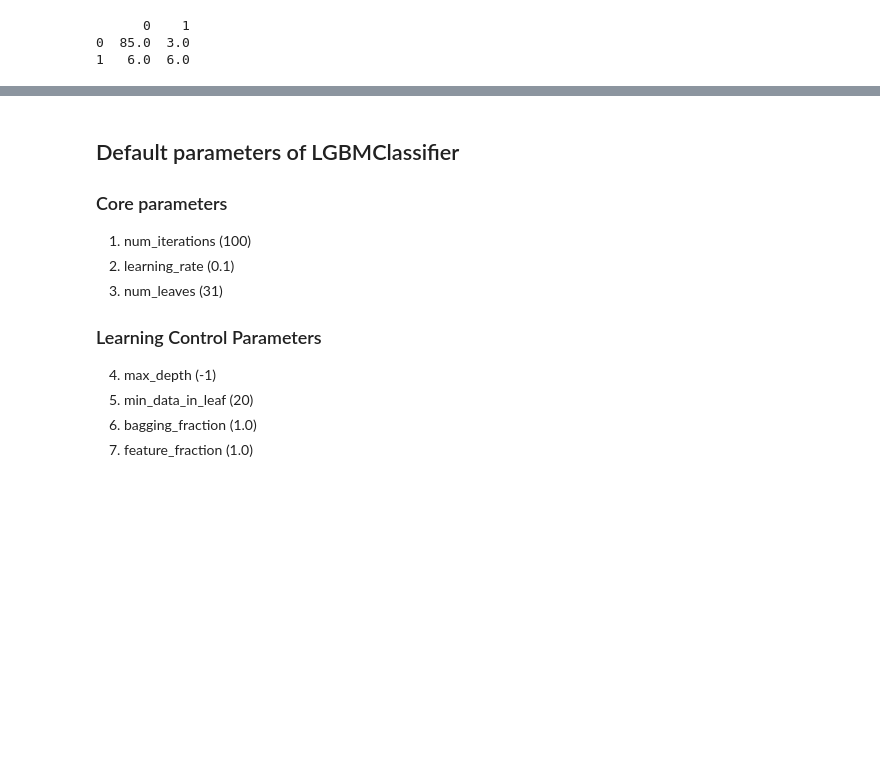
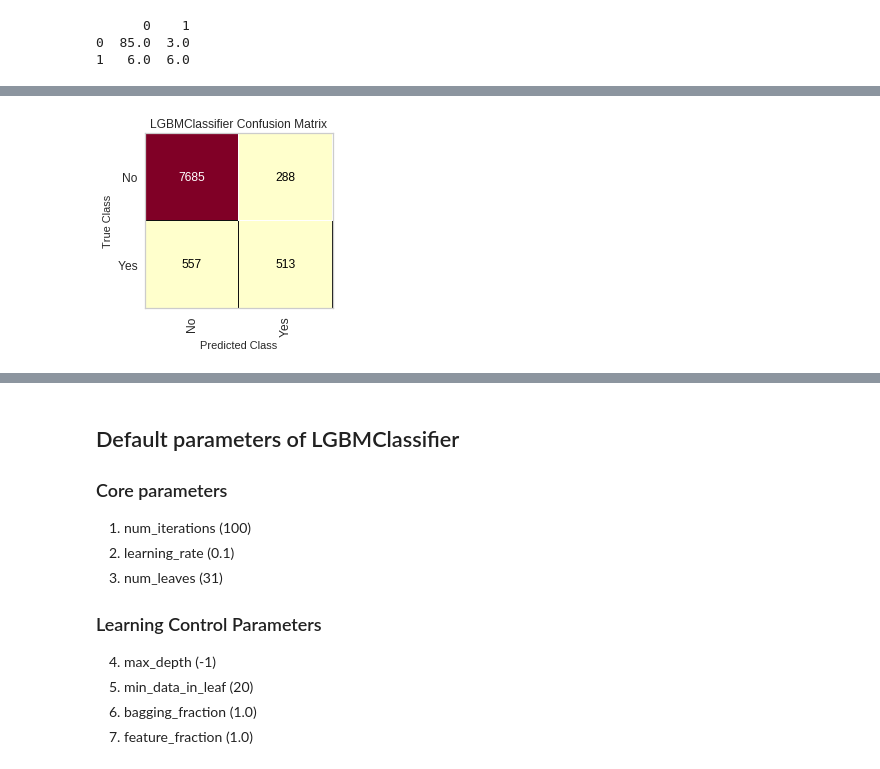
Before and after one commit to des137/Machine-Learning-Classifier-Example, a Jupyter notebook: Model.ipynb, the cells around one changed output, grey strips where cells are left out. Cells and saved outputs as stored; diff of their text form; code cells hidden in the pictures; blank space fills up the shorter version.

Commit message:
images added

```diff
--- a/Model.ipynb
+++ b/Model.ipynb
@@ -3,4 +3,9 @@
 # %%
 import warnings
 warnings.filterwarnings('ignore')
+# %%
+import pandas as pd
+import numpy as np
+import matplotlib.pyplot as plt
+plt.style.use('fivethirtyeight')
 # %%
@@ -159,0 +179,9 @@ print(round(pd.DataFrame(confusion_matrix(y_test, y_pred)/len(y_test)*1e2)))
+# %%
+mapping = {0:'No', 1:'Yes'}
+fig, ax = plt.subplots(figsize=(3, 3))
+cm_viz = ConfusionMatrix(model, classes=['No', 'Yes'], label_encoder=mapping)
+cm_viz.score(X_test, y_test)
+cm_viz.poof()
+plt.show()
+# %% [output]
+[figure, added]
```
Also changed, not shown: parts of 12 cells of this notebook, 2 other files.
